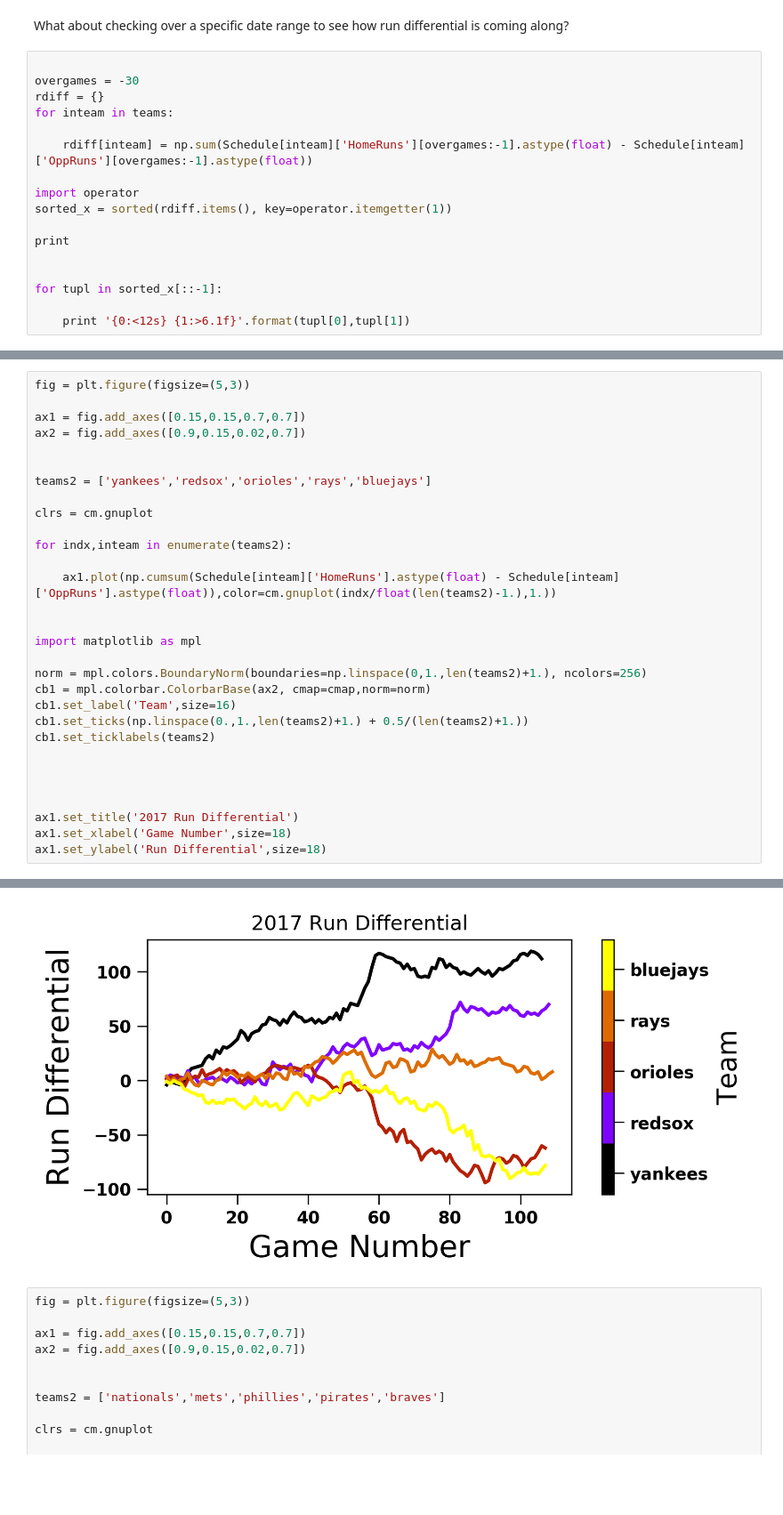
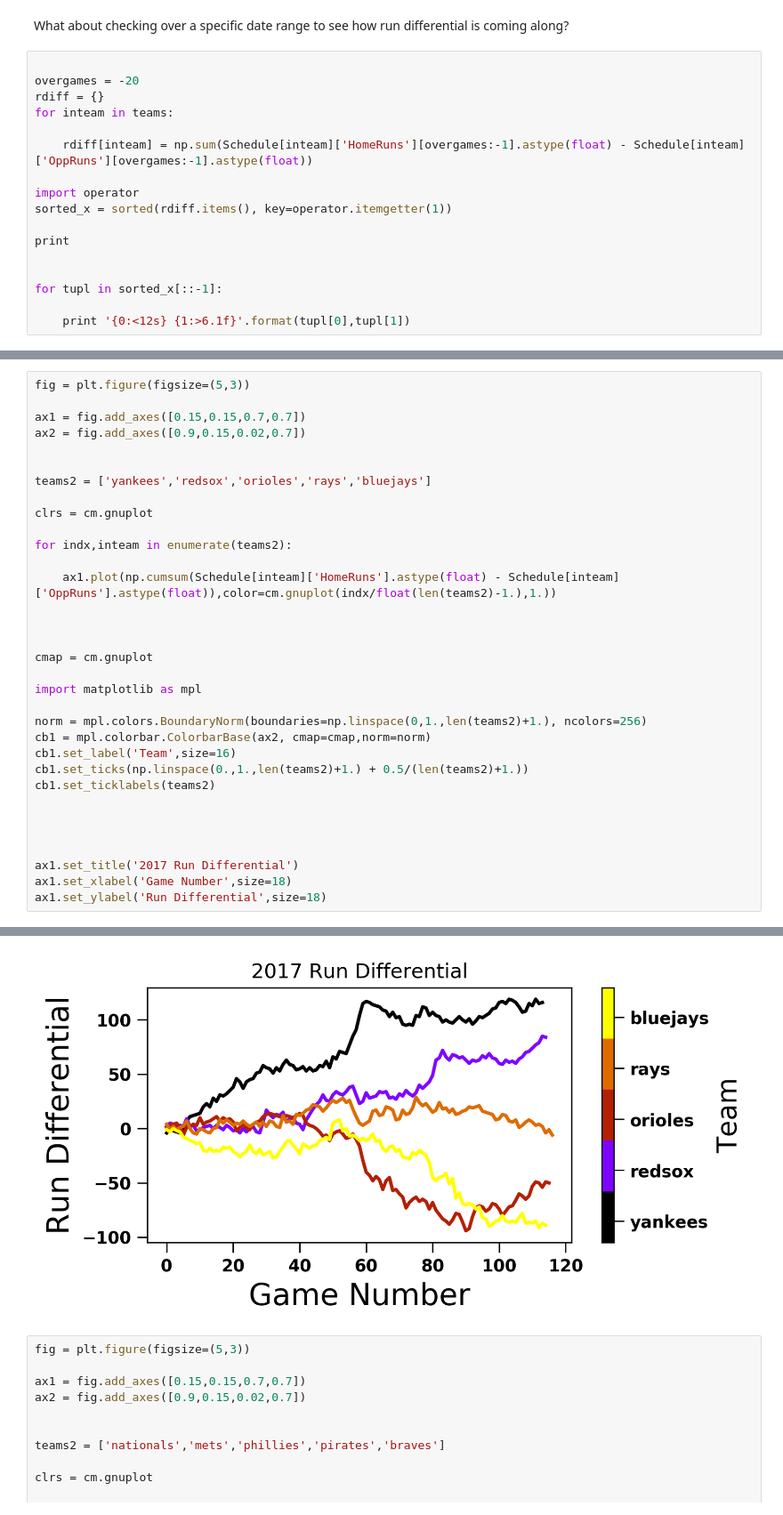
Before and after one commit to fantasy-toolz/2017-MLB-Analysis, a Jupyter notebook: league_notebooks/Matchup-Analysis.ipynb, the cells around one changed output, grey strips where cells are left out. Shown at 89% size. Saved outputs shown, nothing was run; the diff lists cells and outputs as text; blank space fills up the shorter version.

```diff
--- a/league_notebooks/Matchup-Analysis.ipynb
+++ b/league_notebooks/Matchup-Analysis.ipynb
@@ -108,7 +108,7 @@ angels  astros  athletics  bluejays  braves  brewers  cardinals  cubs  diamondba
 What about checking over a specific date range to see how run differential is coming along?
 # %%
 
-overgames = -30
+overgames = -20
 rdiff = {}
 for inteam in teams:
 
@@ -180,34 +180,37 @@ fig = plt.figure(figsize=(5,3))
 
 ax1 = fig.add_axes([0.15,0.15,0.7,0.7])
 ax2 = fig.add_axes([0.9,0.15,0.02,0.7])
 
 
 teams2 = ['yankees','redsox','orioles','rays','bluejays']
 
 clrs = cm.gnuplot
 
 for indx,inteam in enumerate(teams2):
 
     ax1.plot(np.cumsum(Schedule[inteam]['HomeRuns'].astype(float) - Schedule[inteam]['OppRuns'].astype(float)),color=cm.gnuplot(indx/float(len(teams2)-1.),1.))
 
 
+
+cmap = cm.gnuplot
+
 import matplotlib as mpl
 
 norm = mpl.colors.BoundaryNorm(boundaries=np.linspace(0,1.,len(teams2)+1.), ncolors=256)
 cb1 = mpl.colorbar.ColorbarBase(ax2, cmap=cmap,norm=norm)
 cb1.set_label('Team',size=16)
 cb1.set_ticks(np.linspace(0.,1.,len(teams2)+1.) + 0.5/(len(teams2)+1.))
 cb1.set_ticklabels(teams2)
 
 
 
 
 ax1.set_title('2017 Run Differential')
 ax1.set_xlabel('Game Number',size=18)
 ax1.set_ylabel('Run Differential',size=18)
 # %% [output]
 <matplotlib.text.Text at 0x...>
-[figure, old version]
+[figure, new version]
 # %%
 fig = plt.figure(figsize=(5,3))
 
```
Also changed, not shown: parts of 2 cells of this notebook, 3 other files.
